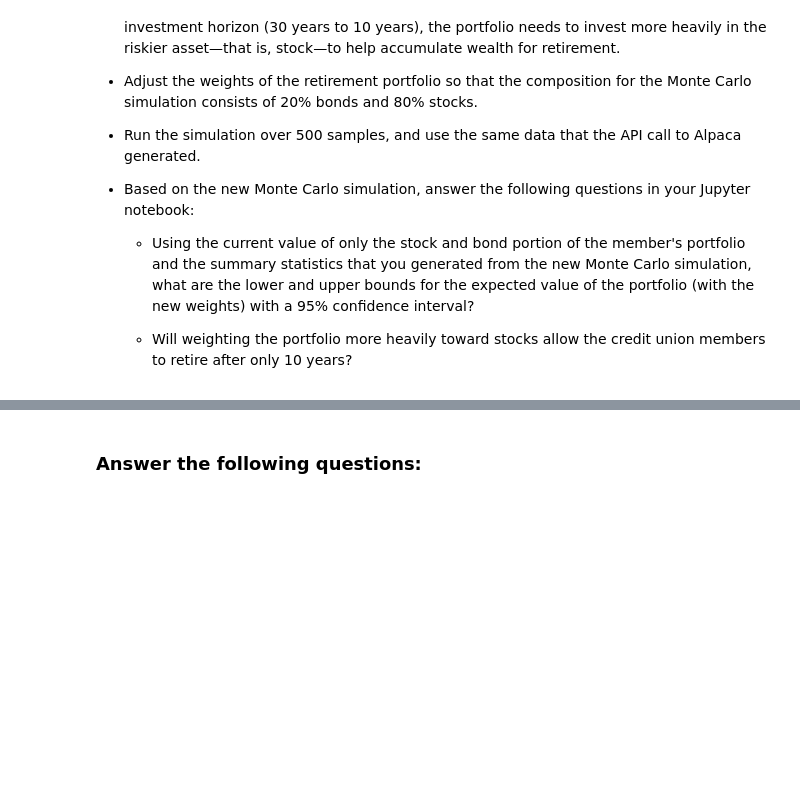
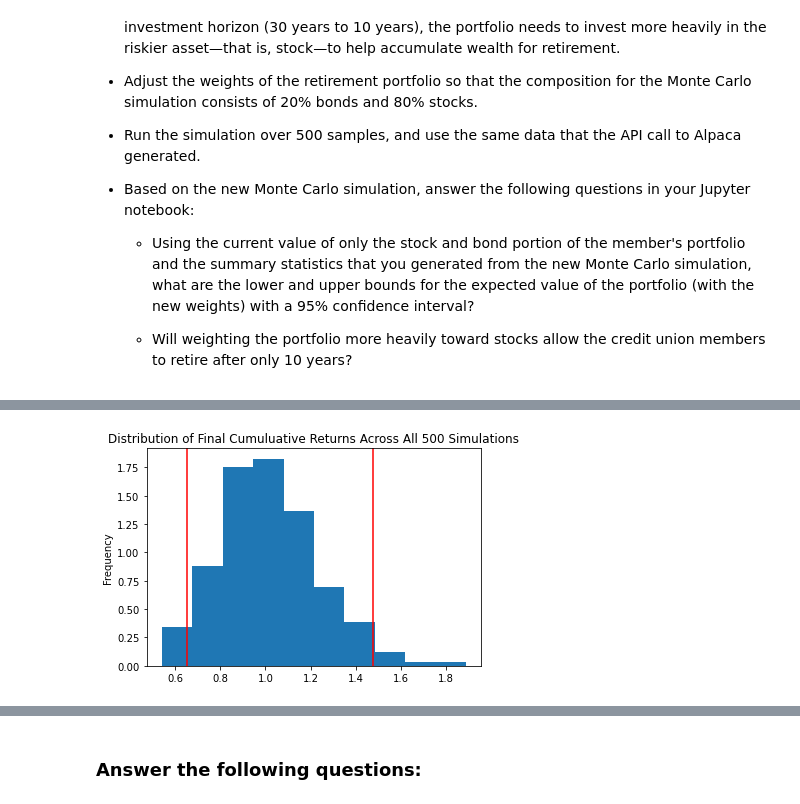
Before and after one commit to zvahidy/Financial-Planning, a Jupyter notebook: financial_planning_tools.ipynb, the cells around one changed output, grey strips where cells are left out. Drawn from its saved outputs; the diff is of its cells as text; code cells hidden in the pictures; blank space fills up the shorter version.

```diff
--- a/financial_planning_tools.ipynb
+++ b/financial_planning_tools.ipynb
@@ -637,7 +694,9 @@ For this new Monte Carlo simulation, do the following:
 # %%
 # Visualize the probability distribution of the 10-year Monte Carlo simulation
 # by plotting a histogram
-# YOUR CODE HERE
+MC_ten_yr_distribution_plot = MC_ten_yr.plot_distribution()
+# %% [output]
+[figure, added]
 # %%
 # Generate summary statistics from the 10-year Monte Carlo simulation results
 # Save the results as a variable
```
Also changed, not shown: parts of 9 cells of this notebook.
